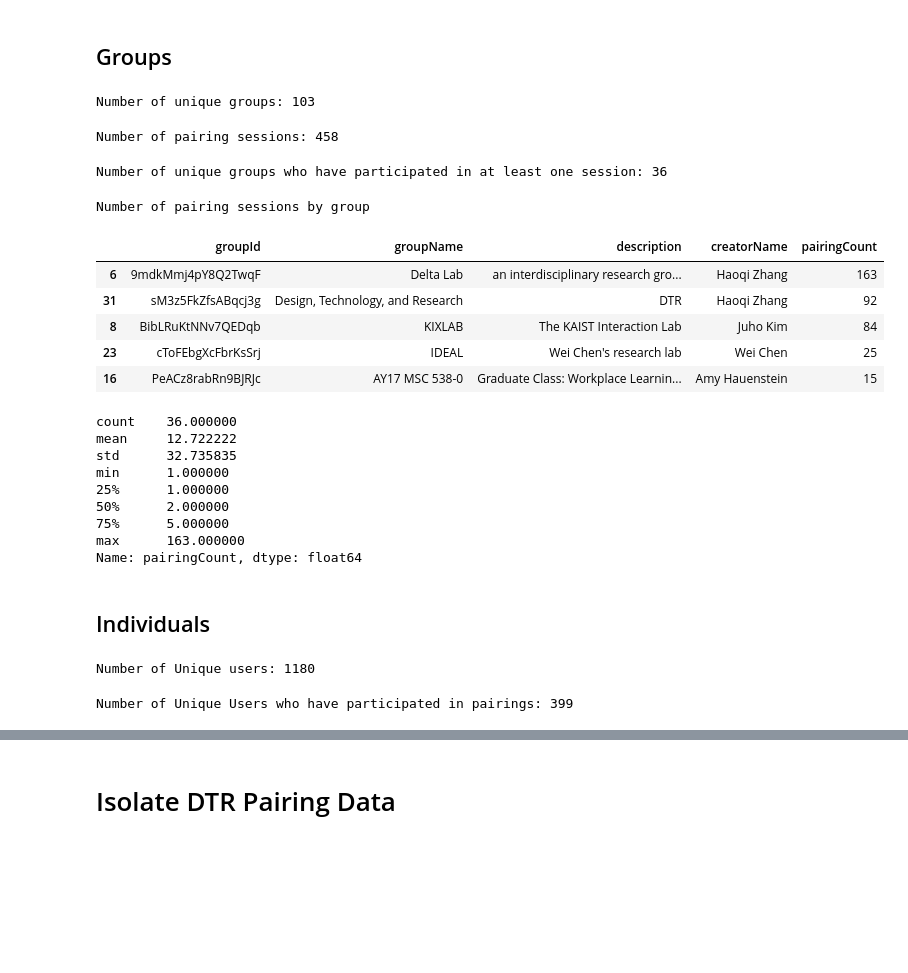
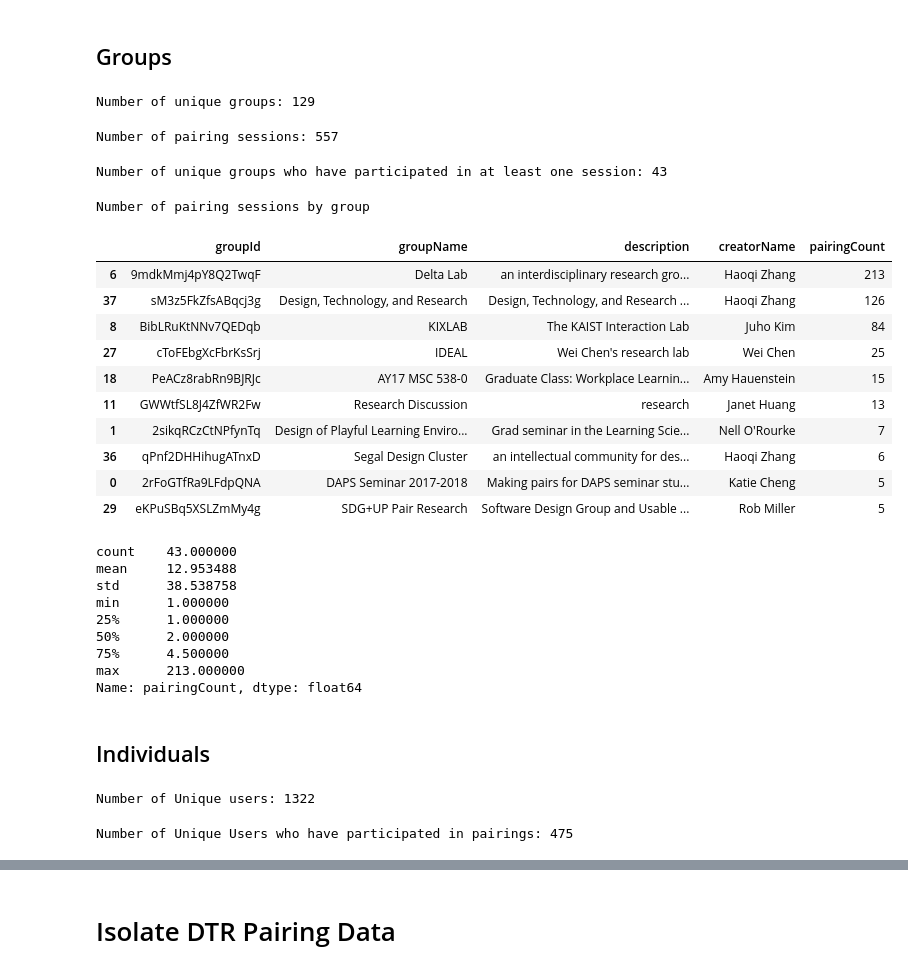
Before and after one commit to NUDelta/extractor-analysis, a Jupyter notebook: PairResearchParser.ipynb, the cells around one changed output, grey strips where cells are left out. Drawn from its saved outputs; the diff is of its cells as text; code cells hidden in the pictures; blank space fills up the shorter version.

Commit message:
updating stats for Dec 2021

```diff
--- a/PairResearchParser.ipynb
+++ b/PairResearchParser.ipynb
@@ -23,5 +25,5 @@ pd.set_option('display.max_colwidth', -1)
 # %%
-uri = 'mongodb://delta:delta@ds011419.mlab.com:11419/pair-research'
+uri = 'mongodb+srv://admin:2CbyDEcZFeeVBYfH@pair-research.qaket.mongodb.net/pair-research?retryWrites=true&w=majority'
 dbName = 'pair-research'
 client = MongoClient(uri)
 db = client[dbName]
@@ -520,45 +644,51 @@ affinities_history = affinities_history.merge(pairings_id_df[['group_pairing_id'
 # number of unique groups
 print('Number of unique groups: {}'.format(len(groups)))
 # %% [output]
-Number of unique groups: 103
+Number of unique groups: 129
 # %%
 # total number of pairing sessions
 print('Number of pairing sessions: {}'.format(len(pairs_history['group_pairing_id'].unique())))
 # %% [output]
-Number of pairing sessions: 458
+Number of pairing sessions: 557
 # %%
+# TODO: this stat doesn't look right...check to see if the data is saving correctly in meteor
 # groups that have participated in a pairing session
 print('Number of unique groups who have participated in at least one session: {}'.format(len(pairs_history['groupId'].unique())))
 # %% [output]
-Number of unique groups who have participated in at least one session: 36
+Number of unique groups who have participated in at least one session: 43
 # %%
 # groups by number of pairing sessions
 pairing_count_bygroup = pairs_history.drop_duplicates('group_pairing_id').groupby('groupId')['groupId'].size().to_frame(name = 'pairingCount').reset_index()
 pairing_count_bygroup_named = pairing_count_bygroup.merge(groups, left_on='groupId', right_on='_id')[['groupId', 'groupName', 'description', 'creatorName', 'pairingCount']]
 pairing_count_bygroup_named.sort_values('pairingCount', ascending=False, inplace=True)
 
 print('Number of pairing sessions by group')
-pairing_count_bygroup_named.head()
+pairing_count_bygroup_named.head(10)
 # %% [output]
 Number of pairing sessions by group
 |  | groupId | groupName | description | creatorName | pairingCount |
-| 6 | 9mdkMmj4pY8Q2TwqF | Delta Lab | an interdisciplinary research gro... | Haoqi Zhang | 163 |
-| 31 | sM3z5FkZfsABqcj3g | Design, Technology, and Research | DTR | Haoqi Zhang | 92 |
+| 6 | 9mdkMmj4pY8Q2TwqF | Delta Lab | an interdisciplinary research gro... | Haoqi Zhang | 213 |
+| 37 | sM3z5FkZfsABqcj3g | Design, Technology, and Research | Design, Technology, and Research ... | Haoqi Zhang | 126 |
 | 8 | BibLRuKtNNv7QEDqb | KIXLAB | The KAIST Interaction Lab | Juho Kim | 84 |
-| 23 | cToFEbgXcFbrKsSrj | IDEAL | Wei Chen's research lab | Wei Chen | 25 |
-| 16 | PeACz8rabRn9BJRJc | AY17 MSC 538-0 | Graduate Class: Workplace Learnin... | Amy Hauenstein | 15 |
+| 27 | cToFEbgXcFbrKsSrj | IDEAL | Wei Chen's research lab | Wei Chen | 25 |
+| 18 | PeACz8rabRn9BJRJc | AY17 MSC 538-0 | Graduate Class: Workplace Learnin... | Amy Hauenstein | 15 |
+| 11 | GWWtfSL8J4ZfWR2Fw | Research Discussion | research | Janet Huang | 13 |
+| 1 | 2sikqRCzCtNPfynTq | Design of Playful Learning Enviro... | Grad seminar in the Learning Scie... | Nell O'Rourke | 7 |
+| 36 | qPnf2DHHihugATnxD | Segal Design Cluster | an intellectual community for des... | Haoqi Zhang | 6 |
+| 0 | 2rFoGTfRa9LFdpQNA | DAPS Seminar 2017-2018 | Making pairs for DAPS seminar stu... | Katie Cheng | 5 |
+| 29 | eKPuSBq5XSLZmMy4g | SDG+UP Pair Research | Software Design Group and Usable ... | Rob Miller | 5 |
 # %%
 # distribution of pairings per group
 pairing_count_bygroup_named['pairingCount'].describe()
 # %% [output]
-count    36.000000
-mean     12.722222
-std      32.735835
+count    43.000000
+mean     12.953488
+std      38.538758
 min      1.000000
 25%      1.000000
 50%      2.000000
-75%      5.000000
-max      163.000000
+75%      4.500000
+max      213.000000
 Name: pairingCount, dtype: float64
 # %%
 # separate out groups and group creators for labeling
@@ -585,9 +715,10 @@ all_group_counts.to_csv('./documents/groups_pairing-counts.csv', index=False)
 # number of unique accounts
 print('Number of Unique users: {}'.format(len(users)))
 # %% [output]
-Number of Unique users: 1180
+Number of Unique users: 1322
 # %%
+# TODO: this stat doesn't look right...check to see if the data is saving correctly in meteor
 # number of unique users who have paricipated in at least one session
 print('Number of Unique Users who have participated in pairings: {}'.format(len(set(pairs_history['firstUserId'].unique()).union(set(pairs_history['secondUserId'].unique())))))
 # %% [output]
-Number of Unique Users who have participated in pairings: 399
+Number of Unique Users who have participated in pairings: 475
```
Also changed, not shown: parts of 46 cells of this notebook.
